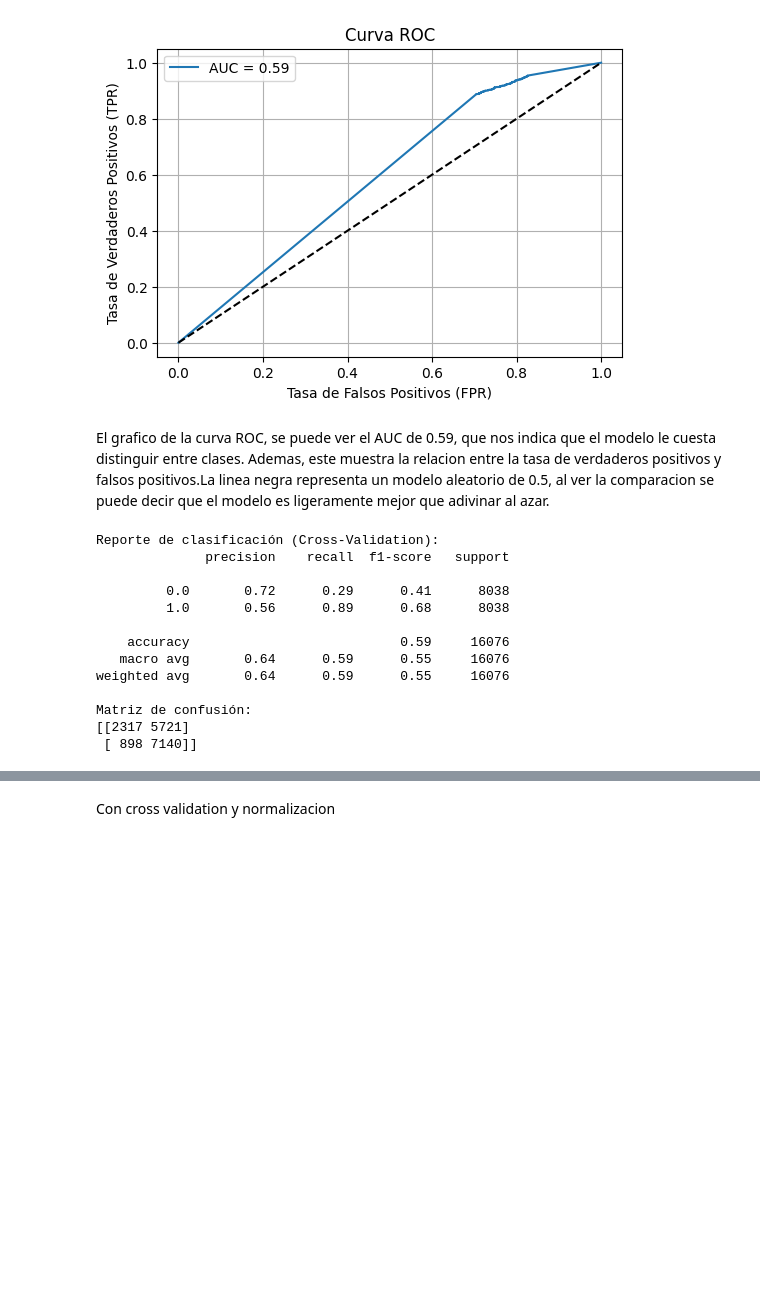
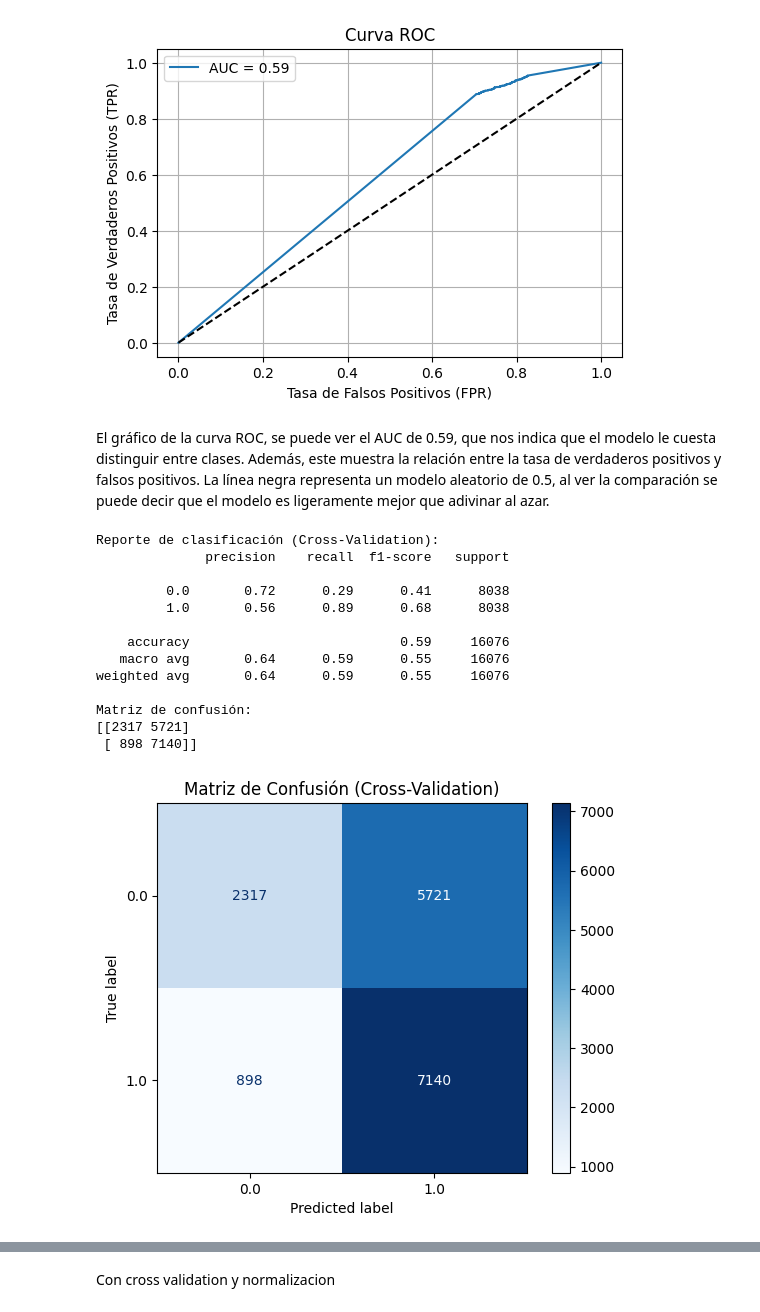
Before and after one commit to angelargd8/Proyecto3-MDD, a Jupyter notebook: naivebayes.ipynb, the cells around one changed output, grey strips where cells are left out. Saved outputs shown, nothing was run; the diff lists cells and outputs as text; code cells hidden in the pictures; blank space fills up the shorter version.

Commit message:
feat: add explicacion y 1 matriz de confusión en gráfico

```diff
--- a/naivebayes.ipynb
+++ b/naivebayes.ipynb
@@ -255,7 +259,7 @@ plt.show()
 # %% [output]
 [figure]
 # %% [markdown]
-El grafico de la curva ROC, se puede ver el AUC de 0.59, que nos indica que el modelo le cuesta distinguir entre clases. Ademas, este muestra la relacion entre la tasa de verdaderos positivos y falsos positivos.La linea negra representa un modelo aleatorio de 0.5, al ver la comparacion se puede decir que el modelo es ligeramente mejor que adivinar al azar.
+El gráfico de la curva ROC, se puede ver el AUC de 0.59, que nos indica que el modelo le cuesta distinguir entre clases. Además, este muestra la relación entre la tasa de verdaderos positivos y falsos positivos. La línea negra representa un modelo aleatorio de 0.5, al ver la comparación se puede decir que el modelo es ligeramente mejor que adivinar al azar.
 # %%
 from sklearn.model_selection import cross_val_score, cross_val_predict
 from sklearn.naive_bayes import GaussianNB
@@ -275,30 +279,40 @@ preprocessor = ColumnTransformer(
 
 pipeline = Pipeline([
     ('preprocessor', preprocessor),
     ('clf', GaussianNB())
 ])
 
 # Predicción con validación cruzada
 y_pred_cv = cross_val_predict(pipeline, X, y, cv=5)
 
 # Reporte de clasificación
 print("Reporte de clasificación (Cross-Validation):")
 print(classification_report(y, y_pred_cv))
 
 # Matriz de confusión
 print("Matriz de confusión:")
 print(confusion_matrix(y, y_pred_cv))
+
+cm = confusion_matrix(y, y_pred_cv)
+# Fit the pipeline to access the classes_
+pipeline.fit(X_train, y_train)
+
+disp = ConfusionMatrixDisplay(confusion_matrix=cm, display_labels=pipeline.named_steps['clf'].classes_)
+disp.plot(cmap='Blues')
+plt.title('Matriz de Confusión (Cross-Validation)')
+plt.show()
 # %% [output]
 Reporte de clasificación (Cross-Validation):
               precision    recall  f1-score   support
 
          0.0       0.72      0.29      0.41      8038
          1.0       0.56      0.89      0.68      8038
 
     accuracy                           0.59     16076
    macro avg       0.64      0.59      0.55     16076
 weighted avg       0.64      0.59      0.55     16076
 
 Matriz de confusión:
 [[2317 5721]
  [ 898 7140]]
+[figure, added]
```
Also changed, not shown: parts of 3 cells of this notebook.
